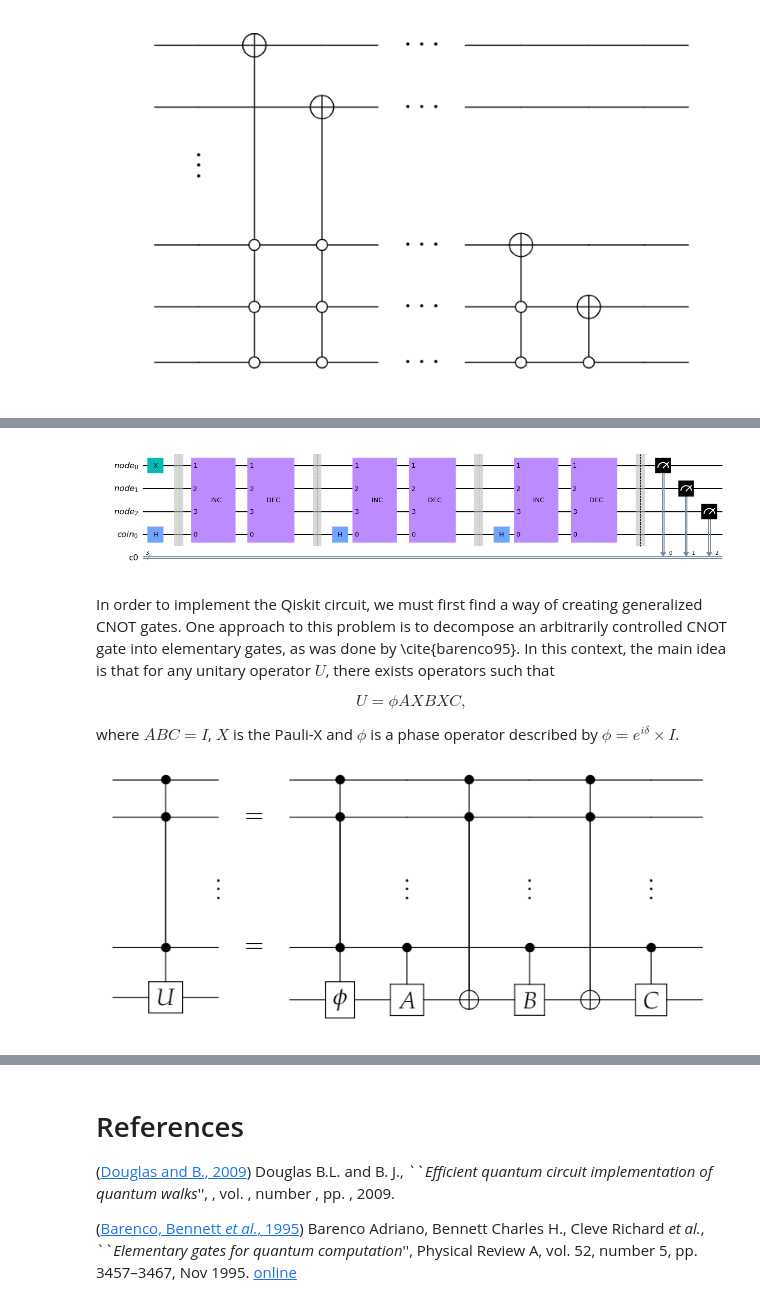
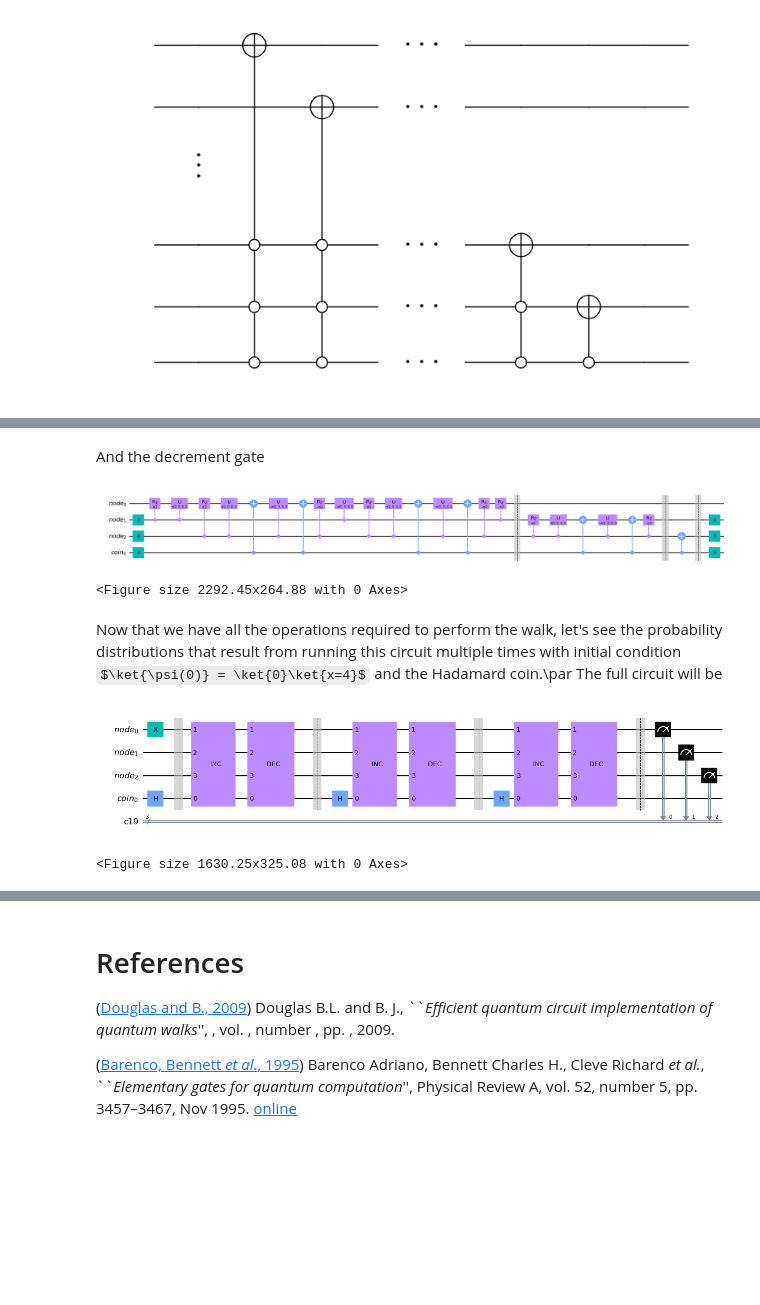
Before and after one commit to JaimePSantos/Dissertation-Tex-Code, a Jupyter notebook: Presentation/pres.ipynb, the cells around one changed output, grey strips where cells are left out. Saved outputs shown, nothing was run; the diff lists cells and outputs as text; code cells hidden in the pictures; some formulas as TeX source; blank space fills up the shorter version.

```diff
--- a/Presentation/pres.ipynb
+++ b/Presentation/pres.ipynb
@@ -564,0 +644,24 @@ For a graph with $8$ nodes, for example, $3$ qubits are required to encode every
+# %% [markdown]
+And the decrement gate
+# %%
+N = 3
+qreg = QuantumRegister(N,name='node')
+qcoin = QuantumRegister(1, name='coin')
+qdecr = QuantumCircuit(qreg,qcoin)
+
+qdecr.x(qcoin[0])
+qdecr.x(qreg[-1:0:-1])
+for j in range(-1,N-1):
+    if(j==-1):
+        cnx(qdecr,qcoin[0],*qreg[-1::-1])
+    else:
+        cnx(qdecr,qcoin[0],*qreg[-1:j:-1])
+    qdecr.barrier()
+
+qdecr.x(qreg[-1:0:-1])
+qdecr.x(qcoin[0])
+display(qdecr.draw(output='mpl',fold=-1))
+plt.clf()
+# %% [output]
+[figure, added]
+<Figure size 2292.45x264.88 with 0 Axes>
@@ -565,20 +675,12 @@ For a graph with $8$ nodes, for example, $3$ qubits are required to encode every
+# %% [markdown]
+Now that we have all the operations required to perform the walk, let's see the probability distributions that result from running this circuit multiple times with initial condition $\ket{\psi(0)} = \ket{0}\ket{x=4}$ and the Hadamard coin.\par
+The full circuit will be
 # %%
 N = 3
 steps = 3
+shots = 3000
 display(circRunWalk(N,steps,True).draw(output='mpl'))
+plt.clf()
 # %% [output]
 [figure]
+<Figure size 1630.25x325.08 with 0 Axes>
-# %% [markdown]
-In order to implement the Qiskit circuit, we must first find a way of creating generalized CNOT gates. One approach to this problem is to decompose an arbitrarily controlled CNOT gate into elementary gates, as was done by \cite{barenco95}. In this context, the main idea is that for any unitary operator $U$, there exists operators such that
-
-\begin{equation}
-	U = \phi AXBXC,
-\end{equation}
-
-where $ABC=I$, $X$ is the Pauli-X and $\phi$ is a phase operator described by $\phi=e^{i\delta} \times I$.
-# %%
-from IPython.display import Image
-from IPython.core.display import HTML
-Image(filename = "cnotdecomp.png", width=900, height=800)
-# %% [output]
-[figure, removed]
```
Also changed, not shown: parts of 39 cells of this notebook, 2 other files.
